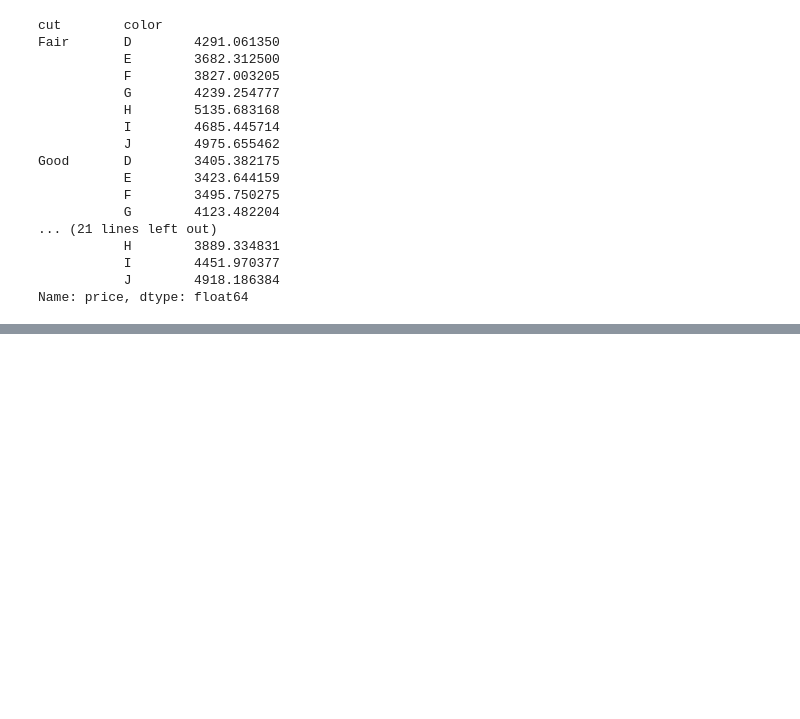
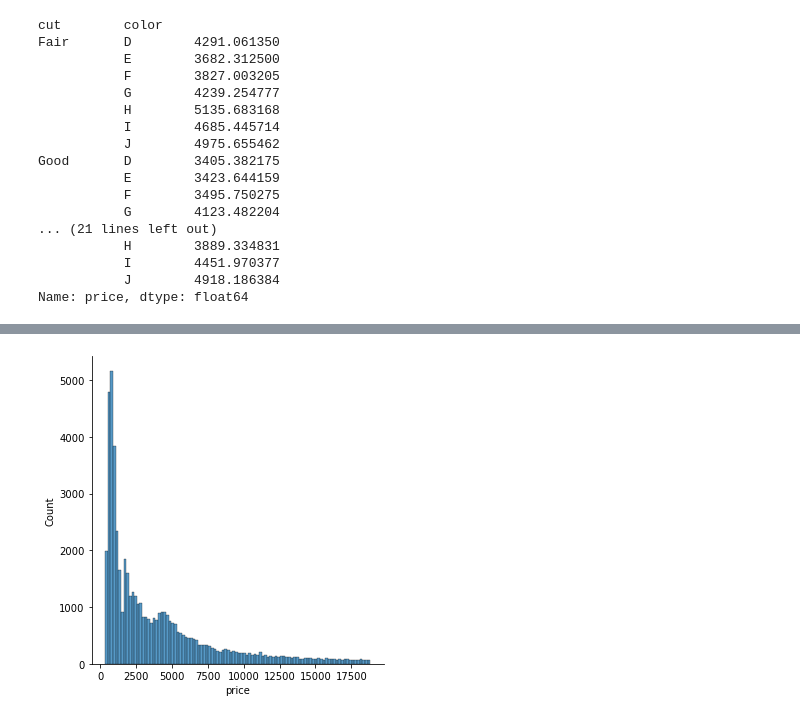
Before and after one commit to suedabilen/datascience-practice, a Jupyter notebook: verigorsellestirme.ipynb, the cells around one changed output, grey strips where cells are left out. Cells and saved outputs as stored; diff of their text form; code cells hidden in the pictures; blank space fills up the shorter version.

```diff
--- a/verigorsellestirme.ipynb
+++ b/verigorsellestirme.ipynb
@@ -553,0 +609,4 @@ Name: price, dtype: float64
+# %%
+sns.displot(df.price,bins=100,kde=False);
+# %% [output]
+[figure, added]
```
Also changed, not shown: parts of 36 cells of this notebook.
